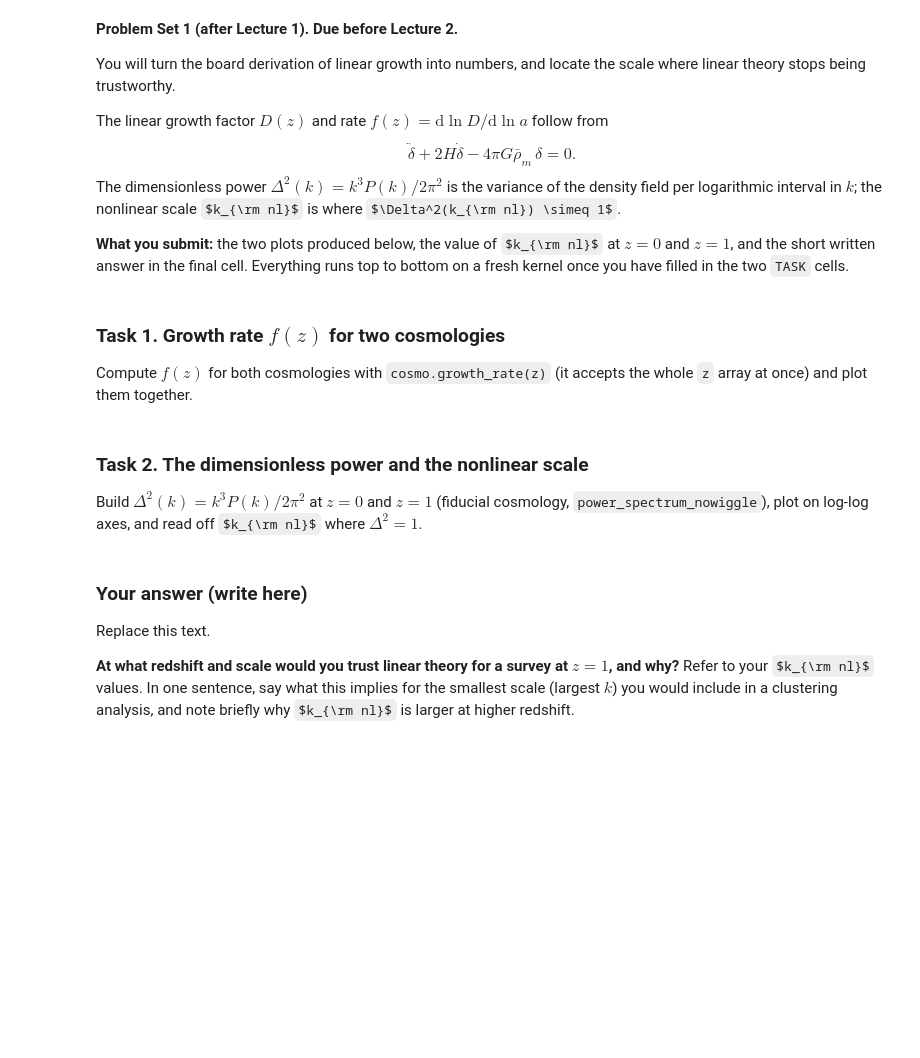
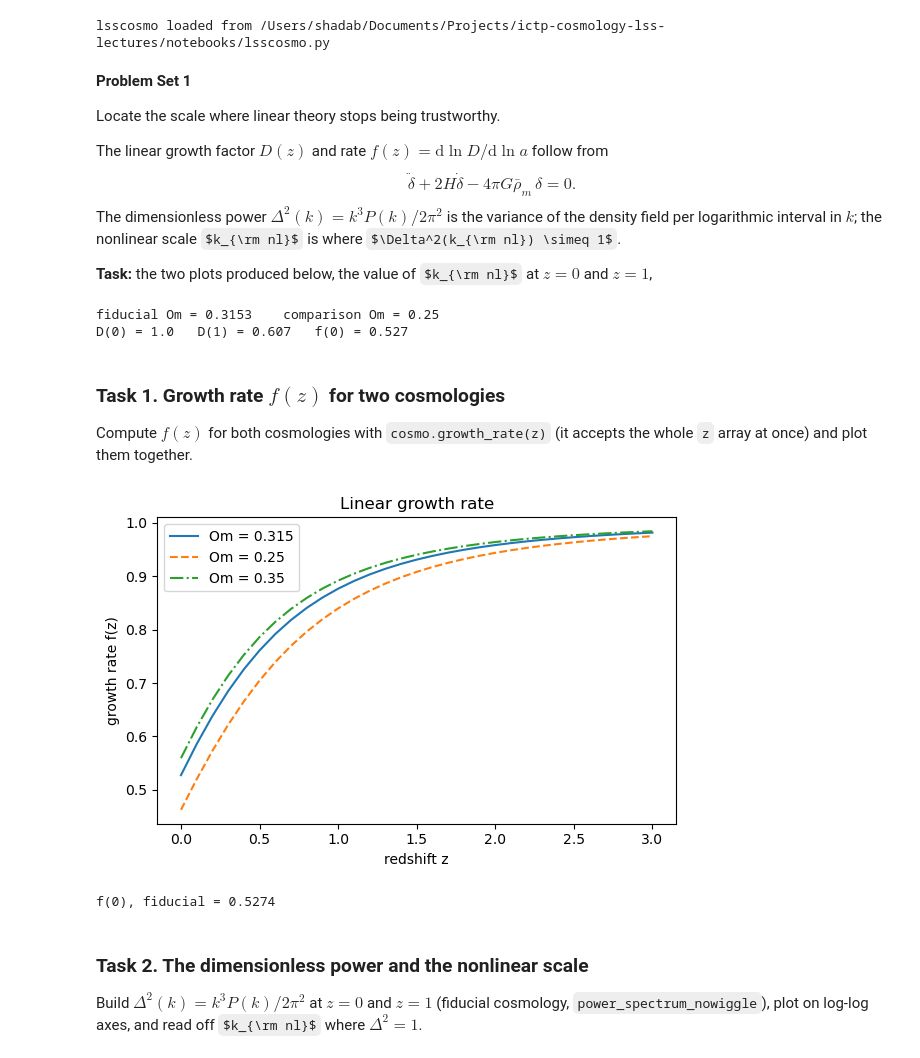
Before and after one commit to shadaba/ictp-cosmology-lss-lectures, a Jupyter notebook: notebooks/P1_growth_nonlinear.ipynb, the cells around one changed output. Saved outputs shown, nothing was run; the diff lists cells and outputs as text; code cells hidden in the pictures; some formulas as TeX source; blank space fills up the shorter version.

```diff
--- a/notebooks/P1_growth_nonlinear.ipynb
+++ b/notebooks/P1_growth_nonlinear.ipynb
@@ -5,18 +5,17 @@
 # %%
-# Setup. Makes the shared helper module lsscosmo.py importable.
 # In a local clone this finds it in the repo root (one level up).
 import sys, os
-sys.path.insert(0, os.path.abspath('..'))
 import numpy as np
 import matplotlib.pyplot as plt
 import lsscosmo as lc
 print('lsscosmo loaded from', lc.__file__)
+# %% [output]
+lsscosmo loaded from /Users/shadab/Documents/Projects/ictp-cosmology-lss-lectures/notebooks/lsscosmo.py
 # %% [markdown]
 
-**Problem Set 1 (after Lecture 1). Due before Lecture 2.**
+**Problem Set 1**
 
-You will turn the board derivation of linear growth into numbers, and locate
-the scale where linear theory stops being trustworthy.
+Locate the scale where linear theory stops being trustworthy.
 
 The linear growth factor $D(z)$ and rate $f(z)=\mathrm{d}\ln D/\mathrm{d}\ln a$
 follow from
@@ -25,19 +24,22 @@ The dimensionless power $\Delta^2(k)=k^3 P(k)/2\pi^2$ is the variance of the
 density field per logarithmic interval in $k$; the nonlinear scale $k_{\rm nl}$
 is where $\Delta^2(k_{\rm nl}) \simeq 1$.
 
-**What you submit:** the two plots produced below, the value of $k_{\rm nl}$ at
-$z=0$ and $z=1$, and the short written answer in the final cell. Everything runs
-top to bottom on a fresh kernel once you have filled in the two `TASK` cells.
+**Task:** the two plots produced below, the value of $k_{\rm nl}$ at
+$z=0$ and $z=1$,
 # %%
 # Two cosmologies: the fiducial, and one with lower matter density.
 cosmo_fid = lc.Cosmology(Om=0.3153)
 cosmo_low = lc.Cosmology(Om=0.25)
+cosmo_high = lc.Cosmology(Om=0.35)
 z = np.linspace(0.0, 3.0, 31)
 print('fiducial Om =', cosmo_fid.Om, '   comparison Om =', cosmo_low.Om)
 # quick sanity check of the machinery you will use:
 print('D(0) =', round(float(cosmo_fid.growth_factor(0.0)), 3),
       '  D(1) =', round(float(cosmo_fid.growth_factor(1.0)), 3),
       '  f(0) =', round(float(cosmo_fid.growth_rate(0.0)), 3))
+# %% [output]
+fiducial Om = 0.3153    comparison Om = 0.25
+D(0) = 1.0   D(1) = 0.607   f(0) = 0.527
 # %% [markdown]
 ### Task 1. Growth rate $f(z)$ for two cosmologies
 Compute $f(z)$ for both cosmologies with `cosmo.growth_rate(z)` (it accepts the
@@ -51,3 +47,17 @@ raise NotImplementedError('Fill in the lines marked TASK, then delete this line.
+# %%
+f_fid = cosmo_fid.growth_rate(z)
+f_low = cosmo_low.growth_rate(z)
+f_high = cosmo_high.growth_rate(z)
+plt.figure(figsize=(6, 4))
+plt.plot(z, f_fid,'-', label='Om = 0.315')
+plt.plot(z, f_low,'--', label='Om = 0.25')
+plt.plot(z, f_high,'-.', label='Om = 0.35')
+plt.xlabel('redshift z'); plt.ylabel('growth rate f(z)')
+plt.legend(); plt.title('Linear growth rate'); plt.tight_layout(); plt.show()
+print('f(0), fiducial =', round(float(cosmo_fid.growth_rate(0.0)), 4))
+# %% [output]
+[figure, added]
+f(0), fiducial = 0.5274
 # %% [markdown]
 ### Task 2. The dimensionless power and the nonlinear scale
 Build $\Delta^2(k)=k^3 P(k)/2\pi^2$ at $z=0$ and $z=1$ (fiducial cosmology,
@@ -62,9 +65,0 @@ raise NotImplementedError('Fill in the lines marked TASK, then delete this line.
-# %% [markdown]
-### Your answer (write here)
-Replace this text.
-
-**At what redshift and scale would you trust linear theory for a survey at
-$z=1$, and why?** Refer to your $k_{\rm nl}$ values. In one sentence, say what
-this implies for the smallest scale (largest $k$) you would include in a
-clustering analysis, and note briefly why $k_{\rm nl}$ is larger at higher
-redshift.
```
Also changed, not shown: parts of 5 cells of this notebook.
